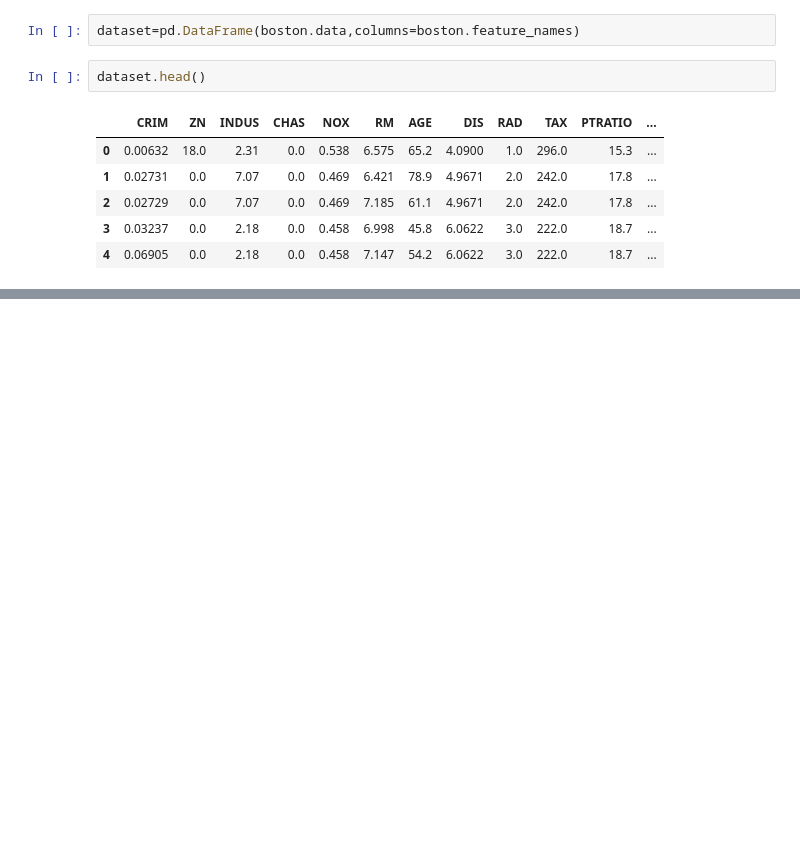
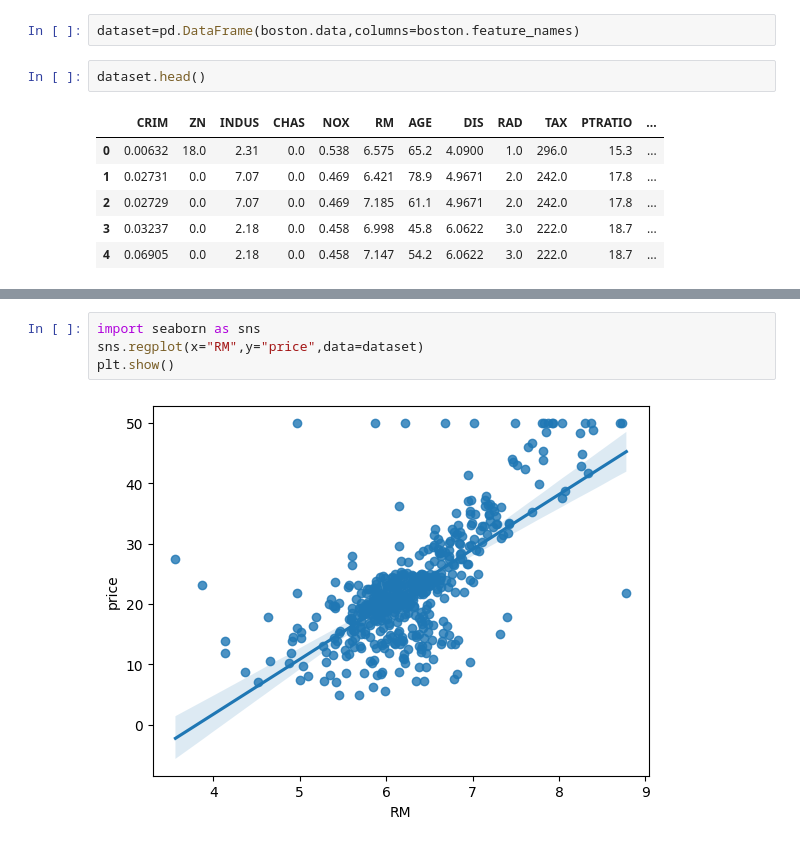
Before and after one commit to mra9165/Boston-House-Prediction, a Jupyter notebook: model.ipynb, the cells around one changed output, grey strips where cells are left out. Saved outputs shown, nothing was run; the diff lists cells and outputs as text; blank space fills up the shorter version.

```diff
--- a/model.ipynb
+++ b/model.ipynb
@@ -82,0 +205,6 @@ dataset.head()
+# %%
+import seaborn as sns
+sns.regplot(x="RM",y="price",data=dataset)
+plt.show()
+# %% [output]
+[figure, added]
```
Also changed, not shown: parts of 50 cells of this notebook.
